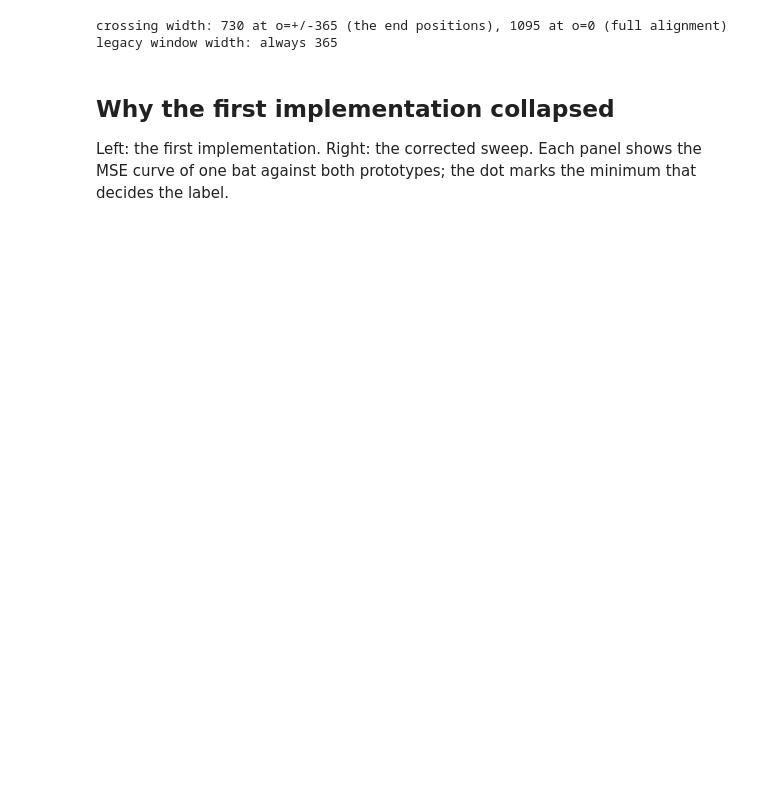
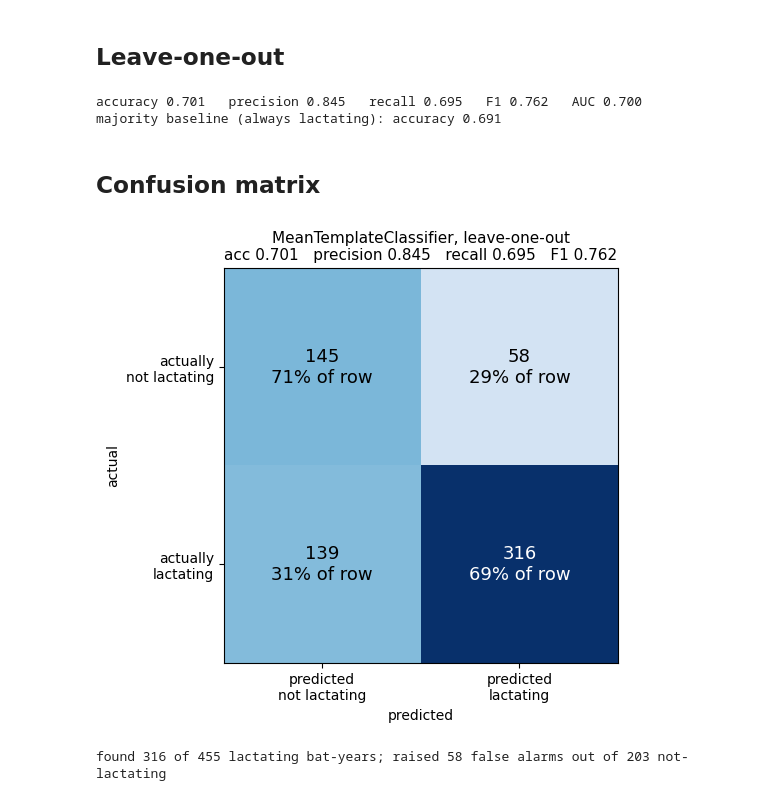
Before and after one commit to anuarsantoyo/bat-pregnancy, a Jupyter notebook: notebooks/05-corrected-sweep.ipynb, the cells around one changed output. Saved outputs shown, nothing was run; the diff lists cells and outputs as text; code cells hidden in the pictures; blank space fills up the shorter version.

```diff
--- a/notebooks/05-corrected-sweep.ipynb
+++ b/notebooks/05-corrected-sweep.ipynb
@@ -64,31 +52,43 @@ grid**, so the curves are directly comparable.
-# %%
-def legacy_curves(x, P, n):
-    """First implementation: fixed length-n window sliding over the padded series."""
-    padded = np.concatenate([np.zeros(n), x, np.zeros(n)])
-    windows = sliding_window_view(padded, n)          # (2n+1, n)
-    return ((windows - P) ** 2).mean(axis=1)
-
-
-def class_curves(clf, x):
-    """Corrected: mean squared difference over the crossing of the two padded series."""
-    return clf._mse_curves(x)
-
-
-def crossing_widths(n):
-    o = np.arange(-n, n + 1)
-    return 3 * n - np.abs(o)          # every crossing is at least 2n wide
-
-
-n = Xr.shape[1]
-clf_full = MeanTemplateClassifier(min_overlap=0.0).fit(Xr, yr)
-w = crossing_widths(n)
-print(f"crossing width: {w[0]} at o=+/-{n} (the end positions), {w[n]} at o=0 (full alignment)")
-print(f"legacy window width: always {n}")
-# %% [output]
-crossing width: 730 at o=+/-365 (the end positions), 1095 at o=0 (full alignment)
-legacy window width: always 365
-# %% [markdown]
-## Why the first implementation collapsed
-
-Left: the first implementation. Right: the corrected sweep. Each panel shows the MSE curve
-of one bat against both prototypes; the dot marks the minimum that decides the label.
+# %% [markdown]
+## Leave-one-out
+# %%
+pred = np.zeros(len(y), dtype=int)
+marg = np.empty(len(y))
+for tr, te in LeaveOneOut().split(X):
+    clf = MeanTemplateClassifier().fit(X[tr], y[tr])
+    pred[te] = clf.predict(X[te])
+    marg[te] = clf.decision_margins(X[te])
+
+cm = confusion_matrix(y, pred, labels=[0, 1])
+acc = accuracy_score(y, pred)
+prec = precision_score(y, pred, zero_division=0)
+rec = recall_score(y, pred, zero_division=0)
+f1 = f1_score(y, pred, zero_division=0)
+auc = roc_auc_score(y, marg)
+print(f"accuracy {acc:.3f}   precision {prec:.3f}   recall {rec:.3f}   F1 {f1:.3f}   AUC {auc:.3f}")
+print(f"majority baseline (always lactating): accuracy {y.mean():.3f}")
+# %% [output]
+accuracy 0.701   precision 0.845   recall 0.695   F1 0.762   AUC 0.700
+majority baseline (always lactating): accuracy 0.691
+# %% [markdown]
+## Confusion matrix
+# %%
+fig, ax = plt.subplots(figsize=(5.8, 5.0), layout="constrained")
+ax.imshow(cm, cmap="Blues", vmin=0)
+for i in range(2):
+    for j in range(2):
+        n_ij = cm[i, j]
+        ax.text(j, i, f"{n_ij}\n{n_ij / cm[i].sum():.0%} of row", ha="center", va="center",
+                fontsize=13, color="white" if n_ij > cm.max() * 0.55 else "black")
+ax.set_xticks([0, 1], ["predicted\nnot lactating", "predicted\nlactating"])
+ax.set_yticks([0, 1], ["actually\nnot lactating", "actually\nlactating"])
+ax.set_xlabel("predicted"); ax.set_ylabel("actual")
+ax.set_title(f"MeanTemplateClassifier, leave-one-out\n"
+             f"acc {acc:.3f}   precision {prec:.3f}   recall {rec:.3f}   F1 {f1:.3f}",
+             fontsize=11)
+plt.show()
+print(f"found {cm[1,1]} of {cm[1].sum()} lactating bat-years; "
+      f"raised {cm[0,1]} false alarms out of {cm[0].sum()} not-lactating")
+# %% [output]
+[figure, added]
+found 316 of 455 lactating bat-years; raised 58 false alarms out of 203 not-lactating
```
Also changed, not shown: parts of 19 cells of this notebook.
